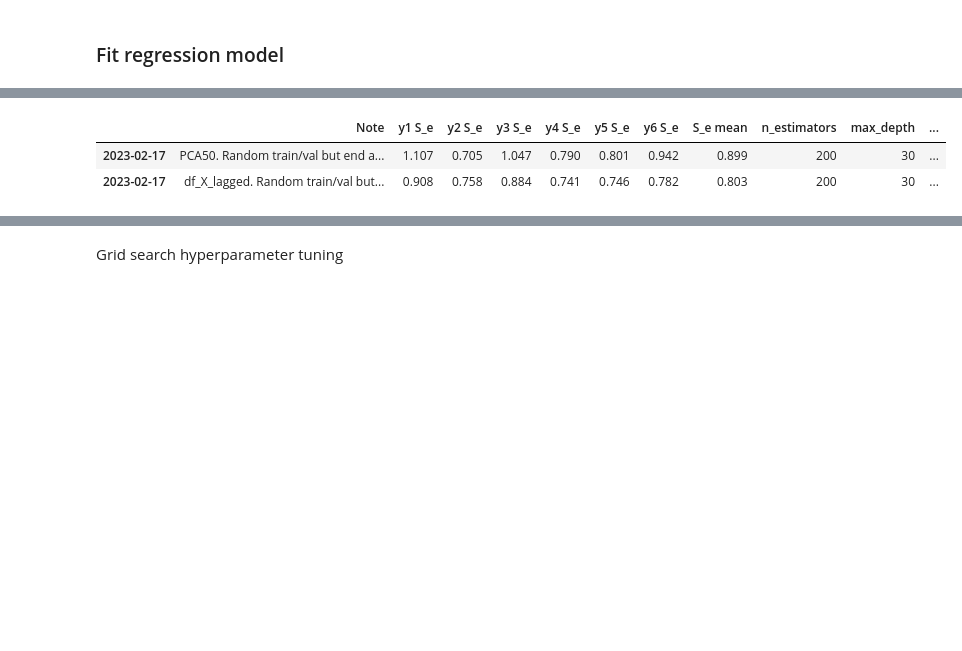
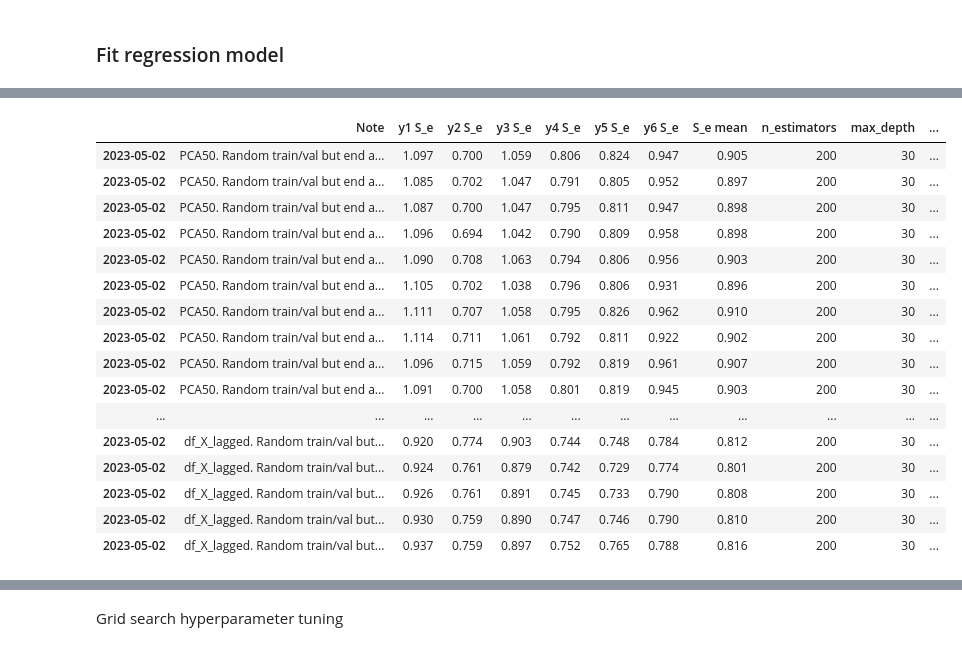
Before and after one commit to christiandalheimoien/publication1, a Jupyter notebook: 02 Random Forest regression.ipynb, the cells around one changed output, grey strips where cells are left out. Cells and saved outputs as stored; diff of their text form; code cells hidden in the pictures; blank space fills up the shorter version.

```diff
--- a/02 Random Forest regression.ipynb
+++ b/02 Random Forest regression.ipynb
@@ -191,48 +215,49 @@ else:
 
     fit_results = pd.DataFrame(columns=res_cols)
 
-
-start_time = datetime.now()
+for i in tqdm(range(20)):
+    start_time = datetime.now()
 
 
-# ----------------- Calculate root mean squared error of predictions and -------------------------
-# ----------------- store results in dataframe together with parameter values used -------------------------
-res_labels = ['Note']
-res_values = [Note]
+    # ----------------- Calculate root mean squared error of predictions and -------------------------
+    # ----------------- store results in dataframe together with parameter values used -------------------------
+    res_labels = ['Note']
+    res_values = [Note]
 
-regs = []
-y_test_estimated = []
-y_test_error = []
-S_e_values = []
+    regs = []
+    y_test_estimated = []
+    y_test_error = []
+    S_e_values = []
 
-for i in range(y_train.shape[1]):
-    reg = RandomForestRegressor(**params, verbose=1)
-    history = reg.fit(X_train, y_train[:,i]) # Fit model for label i
-    regs.append(reg)
+    for i in range(y_train.shape[1]):
+        reg = RandomForestRegressor(**params, verbose=0)
+        history = reg.fit(X_train, y_train[:,i]) # Fit model for label i
+        regs.append(reg)
 
-    y_test_estimated.append(reg.predict(X_test)) # Predict label values on test set
-    y_test_error.append(y_test[:,i] - y_test_estimated[i])
-    S_e = np.std(y_test_error[i])/np.std(y_test[:,i])
-    res_values.append(S_e)
-    label = y_cols[i]
-    res_labels.append(label+' S_e')
+        y_test_estimated.append(reg.predict(X_test)) # Predict label values on test set
+        y_test_error.append(y_test[:,i] - y_test_estimated[i])
+        S_e = np.std(y_test_error[i])/np.std(y_test[:,i])
+        res_values.append(S_e)
+        label = y_cols[i]
+        res_labels.append(label+' S_e')
 
-    S_e_values.append(S_e)
+        S_e_values.append(S_e)
 
-res_labels.append('S_e mean')
-res_values.append(np.mean(S_e_values))
+    res_labels.append('S_e mean')
+    res_values.append(np.mean(S_e_values))
 
-for key in params.keys():
-    res_values.append(params[key])
-    res_labels.append(key)
+    for key in params.keys():
+        res_values.append(params[key])
+        res_labels.append(key)
 
-training_time = (datetime.now() - start_time).total_seconds()
-res_values.append(training_time)
-res_labels.append('Training time')
+    training_time = (datetime.now() - start_time).total_seconds()
+    res_values.append(training_time)
+    res_labels.append('Training time')
 
-df_tmp = pd.DataFrame([res_values], columns=res_labels, index=[datetime.now().date()])
-fit_results = fit_results.append(df_tmp)
-#fit_results = fit_results.sort_values('R2', ascending=False)
+    df_tmp = pd.DataFrame([res_values], columns=res_labels, index=[datetime.now().date()])
+    fit_results = pd.concat([fit_results, df_tmp])
+    #fit_results = fit_results.sort_values('R2', ascending=False)
+
 fit_results.to_pickle(fit_file)
 fit_results
 # %% [output]
@@ -256,3 +264,17 @@ fit_results
 |  | Note | y1 S_e | y2 S_e | y3 S_e | y4 S_e | y5 S_e | y6 S_e | S_e mean | n_estimators | max_depth | ... |
-| 2023-02-17 | PCA50. Random train/val but end a... | 1.107 | 0.705 | 1.047 | 0.790 | 0.801 | 0.942 | 0.899 | 200 | 30 | ... |
-| 2023-02-17 | df_X_lagged. Random train/val but... | 0.908 | 0.758 | 0.884 | 0.741 | 0.746 | 0.782 | 0.803 | 200 | 30 | ... |
+| 2023-05-02 | PCA50. Random train/val but end a... | 1.097 | 0.700 | 1.059 | 0.806 | 0.824 | 0.947 | 0.905 | 200 | 30 | ... |
+| 2023-05-02 | PCA50. Random train/val but end a... | 1.085 | 0.702 | 1.047 | 0.791 | 0.805 | 0.952 | 0.897 | 200 | 30 | ... |
+| 2023-05-02 | PCA50. Random train/val but end a... | 1.087 | 0.700 | 1.047 | 0.795 | 0.811 | 0.947 | 0.898 | 200 | 30 | ... |
+| 2023-05-02 | PCA50. Random train/val but end a... | 1.096 | 0.694 | 1.042 | 0.790 | 0.809 | 0.958 | 0.898 | 200 | 30 | ... |
+| 2023-05-02 | PCA50. Random train/val but end a... | 1.090 | 0.708 | 1.063 | 0.794 | 0.806 | 0.956 | 0.903 | 200 | 30 | ... |
+| 2023-05-02 | PCA50. Random train/val but end a... | 1.105 | 0.702 | 1.038 | 0.796 | 0.806 | 0.931 | 0.896 | 200 | 30 | ... |
+| 2023-05-02 | PCA50. Random train/val but end a... | 1.111 | 0.707 | 1.058 | 0.795 | 0.826 | 0.962 | 0.910 | 200 | 30 | ... |
+| 2023-05-02 | PCA50. Random train/val but end a... | 1.114 | 0.711 | 1.061 | 0.792 | 0.811 | 0.922 | 0.902 | 200 | 30 | ... |
+| 2023-05-02 | PCA50. Random train/val but end a... | 1.096 | 0.715 | 1.059 | 0.792 | 0.819 | 0.961 | 0.907 | 200 | 30 | ... |
+| 2023-05-02 | PCA50. Random train/val but end a... | 1.091 | 0.700 | 1.058 | 0.801 | 0.819 | 0.945 | 0.903 | 200 | 30 | ... |
+| ... | ... | ... | ... | ... | ... | ... | ... | ... | ... | ... | ... |
+| 2023-05-02 | df_X_lagged. Random train/val but... | 0.920 | 0.774 | 0.903 | 0.744 | 0.748 | 0.784 | 0.812 | 200 | 30 | ... |
+| 2023-05-02 | df_X_lagged. Random train/val but... | 0.924 | 0.761 | 0.879 | 0.742 | 0.729 | 0.774 | 0.801 | 200 | 30 | ... |
+| 2023-05-02 | df_X_lagged. Random train/val but... | 0.926 | 0.761 | 0.891 | 0.745 | 0.733 | 0.790 | 0.808 | 200 | 30 | ... |
+| 2023-05-02 | df_X_lagged. Random train/val but... | 0.930 | 0.759 | 0.890 | 0.747 | 0.746 | 0.790 | 0.810 | 200 | 30 | ... |
+| 2023-05-02 | df_X_lagged. Random train/val but... | 0.937 | 0.759 | 0.897 | 0.752 | 0.765 | 0.788 | 0.816 | 200 | 30 | ... |
```
Also changed, not shown: parts of 8 cells of this notebook, 9 other files.
